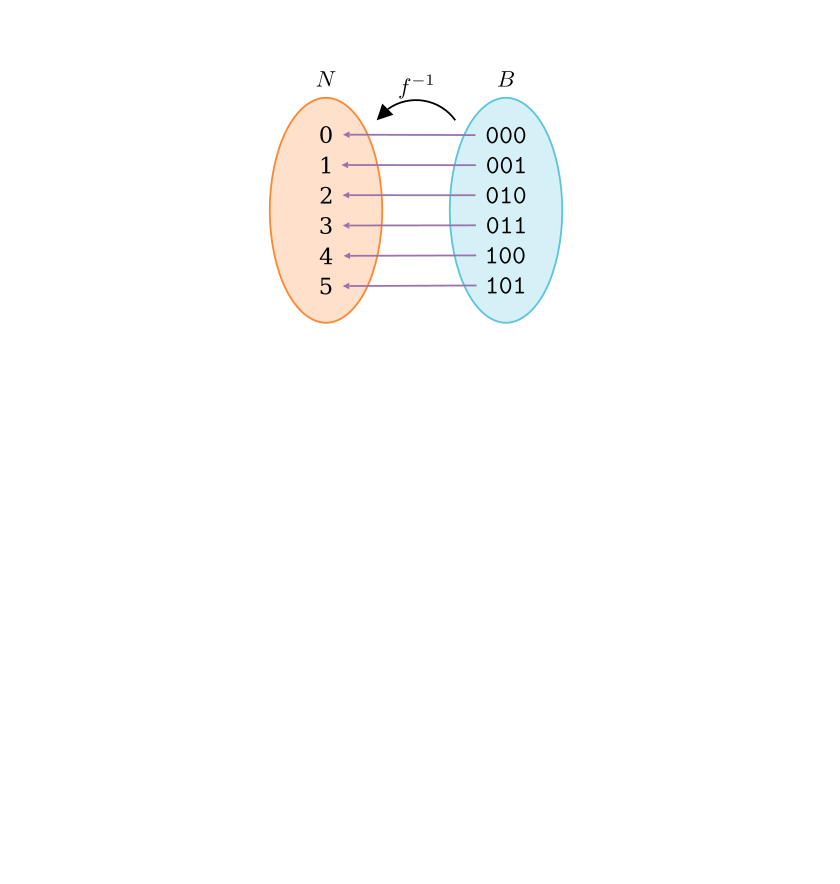
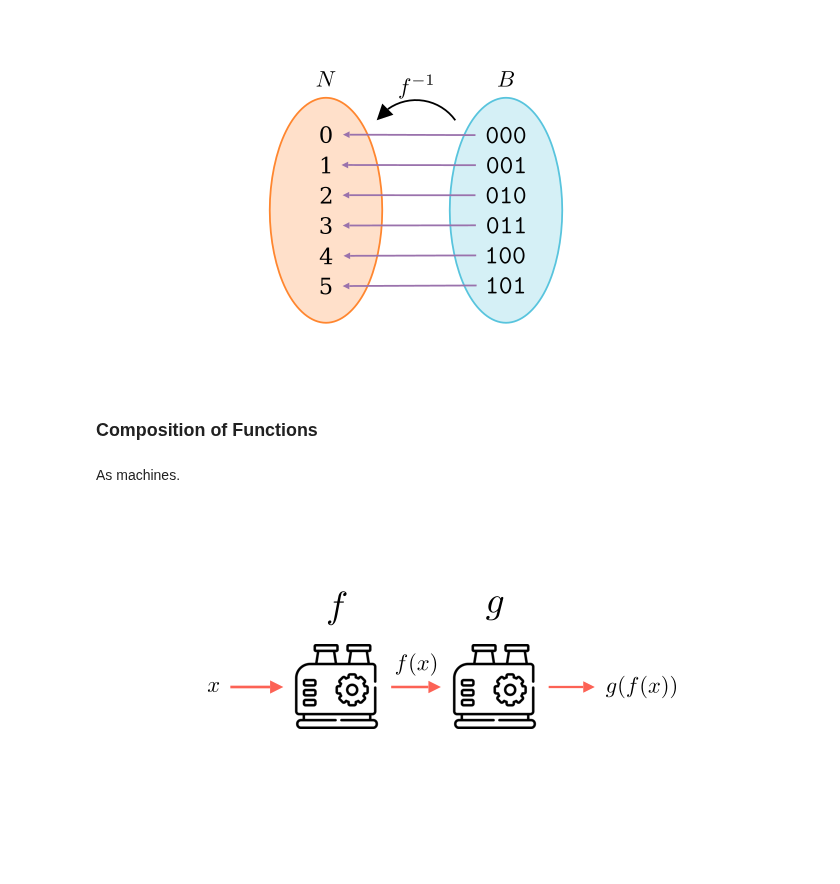
Before and after one commit to PhotonicGluon/NZQRC-Book, a Jupyter notebook: code/image_generation/notebooks/part-1/functions.ipynb, the cells around one changed output. Saved outputs shown, nothing was run; the diff lists cells and outputs as text; code cells hidden in the pictures; blank space fills up the shorter version.

Commit message:
Start section 7.5 (Composition of Functions)

```diff
--- a/code/image_generation/notebooks/part-1/functions.ipynb
+++ b/code/image_generation/notebooks/part-1/functions.ipynb
@@ -791,3 +791,53 @@ class FunctionDiagram(Scene):
         self.add(group)
 # %% [output]
 [figure]
+# %% [markdown]
+### Composition of Functions
+# %% [markdown]
+As machines.
+# %%
+%%generate_image function-composition_machine MachineDiagram
+
+ARROW_COLOUR = RED
+
+class MachineDiagram(Scene):
+    def construct(self):
+        # Create machines
+        machine_image_1 = ImageMobject("images/machine.png").scale(0.5).move_to(1.75*LEFT)
+        machine_image_2 = ImageMobject("images/machine.png").scale(0.5).move_to(1.75*RIGHT)
+        machine_label_1 = MathTex("f", font_size=80, color=BLACK).move_to(1.75*LEFT + 1.75*UP)
+        machine_label_2 = MathTex("g", font_size=80, color=BLACK).move_to(1.75*RIGHT + 1.75*UP)
+
+        self.add(machine_image_1, machine_label_1, machine_image_2, machine_label_2)
+
+        # Add input
+        input_label = MathTex("x", color=BLACK)
+        input_label.move_to(4.5*LEFT)
+        input_arrow = Arrow(
+            input_label.get_right(),
+            machine_image_1.get_left(),
+            color=ARROW_COLOUR
+        )
+        self.add(input_label, input_arrow)
+
+        # Add intermediate
+        intermediate_label = MathTex("f(x)", color=BLACK)
+        intermediate_label.move_to(0.5*UP)
+        intermediate_arrow = Arrow(
+            machine_image_1.get_right(),
+            machine_image_2.get_left(),
+            color=ARROW_COLOUR
+        )
+        self.add(intermediate_label, intermediate_arrow)
+
+        # Add output
+        output_label = MathTex("g(f(x))", color=BLACK)
+        output_label.move_to(5*RIGHT)
+        output_arrow = Arrow(
+            machine_image_2.get_right(),
+            output_label.get_left(),
+            color=ARROW_COLOUR
+        )
+        self.add(output_label, output_arrow)
+# %% [output]
+[figure, added]
```
Also changed, not shown: parts of 2 cells of this notebook, 4 other files.
